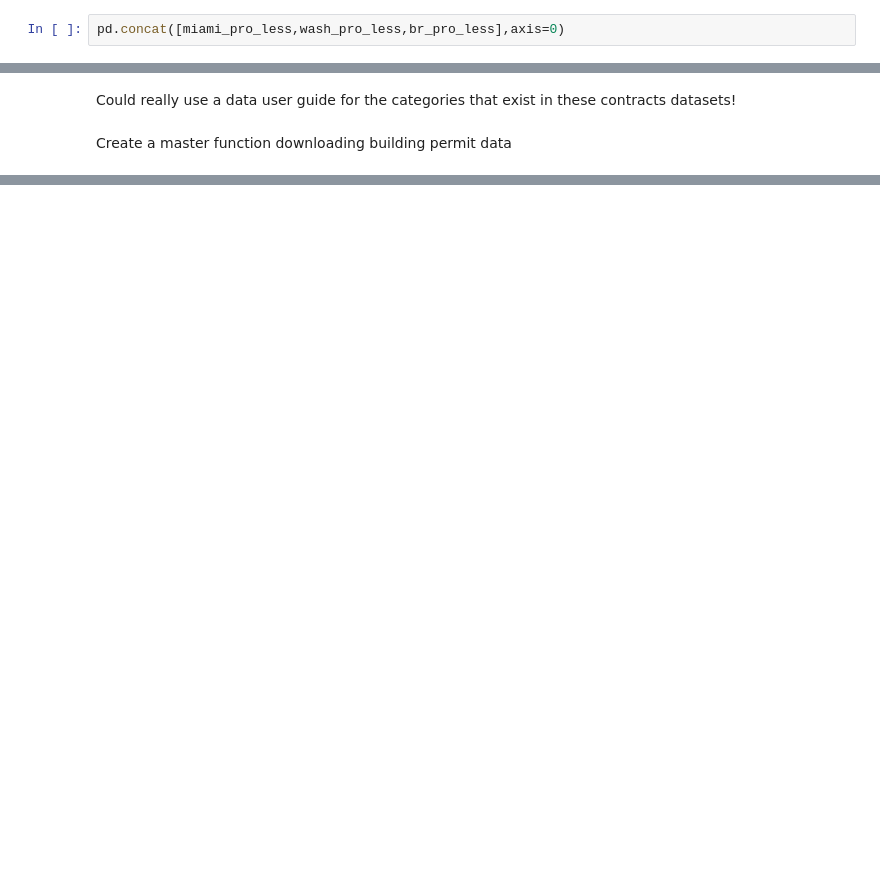
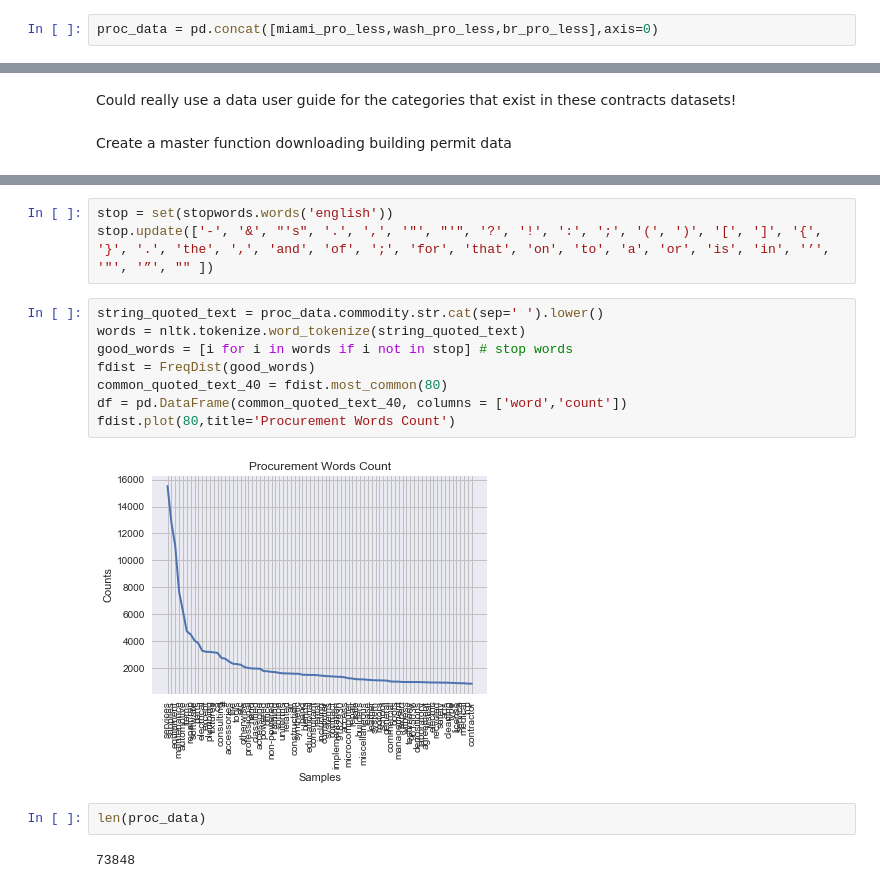
Before and after one commit to sunlightpolicy/open_data_standards_project, a Jupyter notebook: procurement.ipynb, the cells around one changed output, grey strips where cells are left out. Drawn from its saved outputs; the diff is of its cells as text; blank space fills up the shorter version.

Commit message:
procurement data return

```diff
--- a/procurement.ipynb
+++ b/procurement.ipynb
@@ -194,2 +196,2 @@ miami_pro_less.head()
 # %%
-pd.concat([miami_pro_less,wash_pro_less,br_pro_less],axis=0)
+proc_data = pd.concat([miami_pro_less,wash_pro_less,br_pro_less],axis=0)
@@ -711,0 +233,17 @@ make_barh(permit_dfs, 'issuedmonth', 'permittypemapped', 'Permit by ')
+# %%
+stop = set(stopwords.words('english'))
+stop.update(['-', '&', "'s", '.', ',', '"', "'", '?', '!', ':', ';', '(', ')', '[', ']', '{', '}', '.', 'the', ',', 'and', 'of', ';', 'for', 'that', 'on', 'to', 'a', 'or', 'is', 'in', '’', '"', '”', "" ])
+# %%
+string_quoted_text = proc_data.commodity.str.cat(sep=' ').lower()
+words = nltk.tokenize.word_tokenize(string_quoted_text)
+good_words = [i for i in words if i not in stop] # stop words
+fdist = FreqDist(good_words)
+common_quoted_text_40 = fdist.most_common(80)
+df = pd.DataFrame(common_quoted_text_40, columns = ['word','count'])
+fdist.plot(80,title='Procurement Words Count')
+# %% [output]
+[figure, added]
+# %%
+len(proc_data)
+# %% [output]
+73848
```
Also changed, not shown: parts of 71 cells of this notebook, 2 other files.
